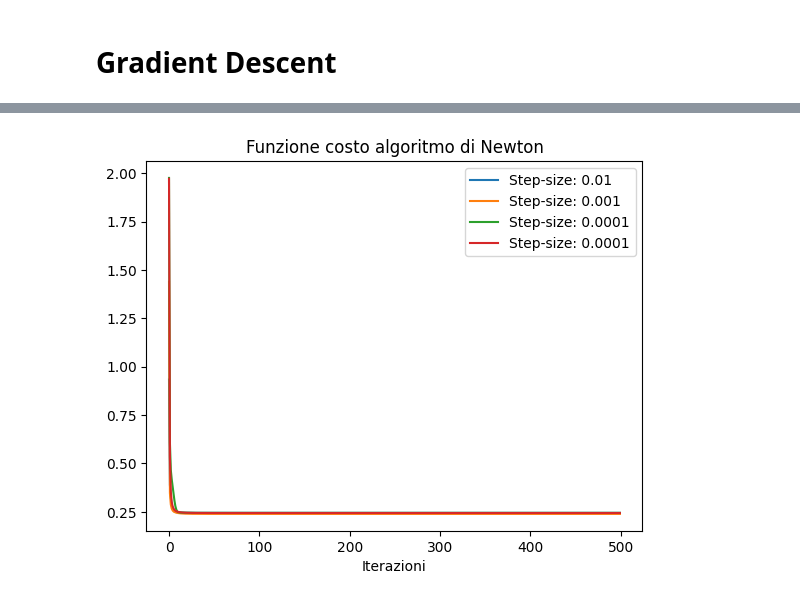
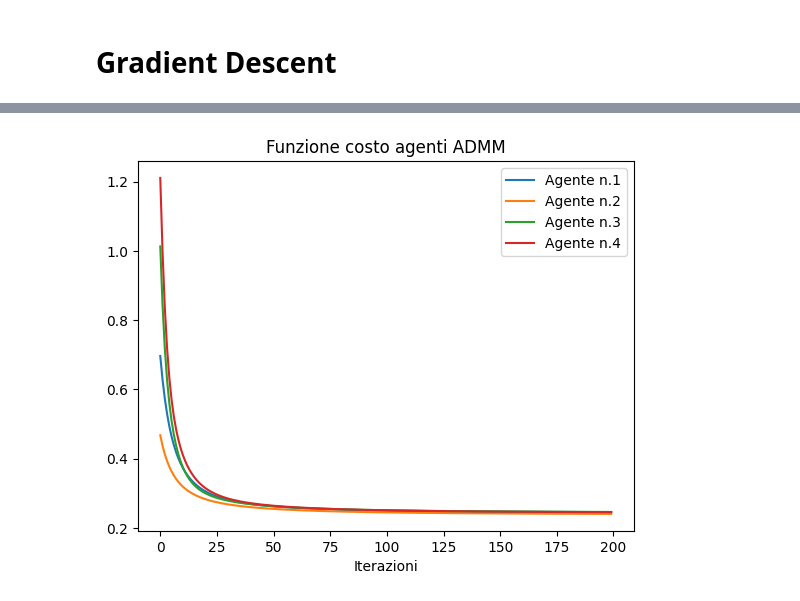
Before and after one commit to zAle711/progetto-Signal-Processing, a Jupyter notebook: results.ipynb, the cells around one changed output, grey strips where cells are left out. Saved outputs shown, nothing was run; the diff lists cells and outputs as text; code cells hidden in the pictures.

```diff
--- a/results.ipynb
+++ b/results.ipynb
@@ -98,16 +110,22 @@ KeyError: 'value_cost_function'
 # %%
 df = pd.read_json('results/ADMM.json')
 
-x = np.array(range(0,500))
+x = np.array(range(0,200))
 y = df['value_cost_function'].to_numpy()
 
-plt.plot(x,y[0], label='Step-size: 0.01')
-plt.plot(x,y[1], label='Step-size: 0.001')
-plt.plot(x,y[2], label='Step-size: 0.0001')
-plt.plot(x,y[3], label='Step-size: 0.0001')
-plt.title("Funzione costo algoritmo di Newton")
+y = y.tolist()[0]
+res = np.zeros([4,1000])
+
+for i in range(0,len(y)):
+    res[:,i] = y[i]
+
+plt.plot(x,res[0,:200], label='Agente n.1')
+plt.plot(x,res[1,:200], label='Agente n.2')
+plt.plot(x,res[2,:200], label='Agente n.3')
+plt.plot(x,res[3,:200], label='Agente n.4')
+plt.title("Funzione costo agenti ADMM")
 plt.xlabel('Iterazioni')
 plt.legend()
 plt.show()
 # %% [output]
-[figure, old version]
+[figure, new version]
```
Also changed, not shown: parts of 9 cells of this notebook, 4 other files.
